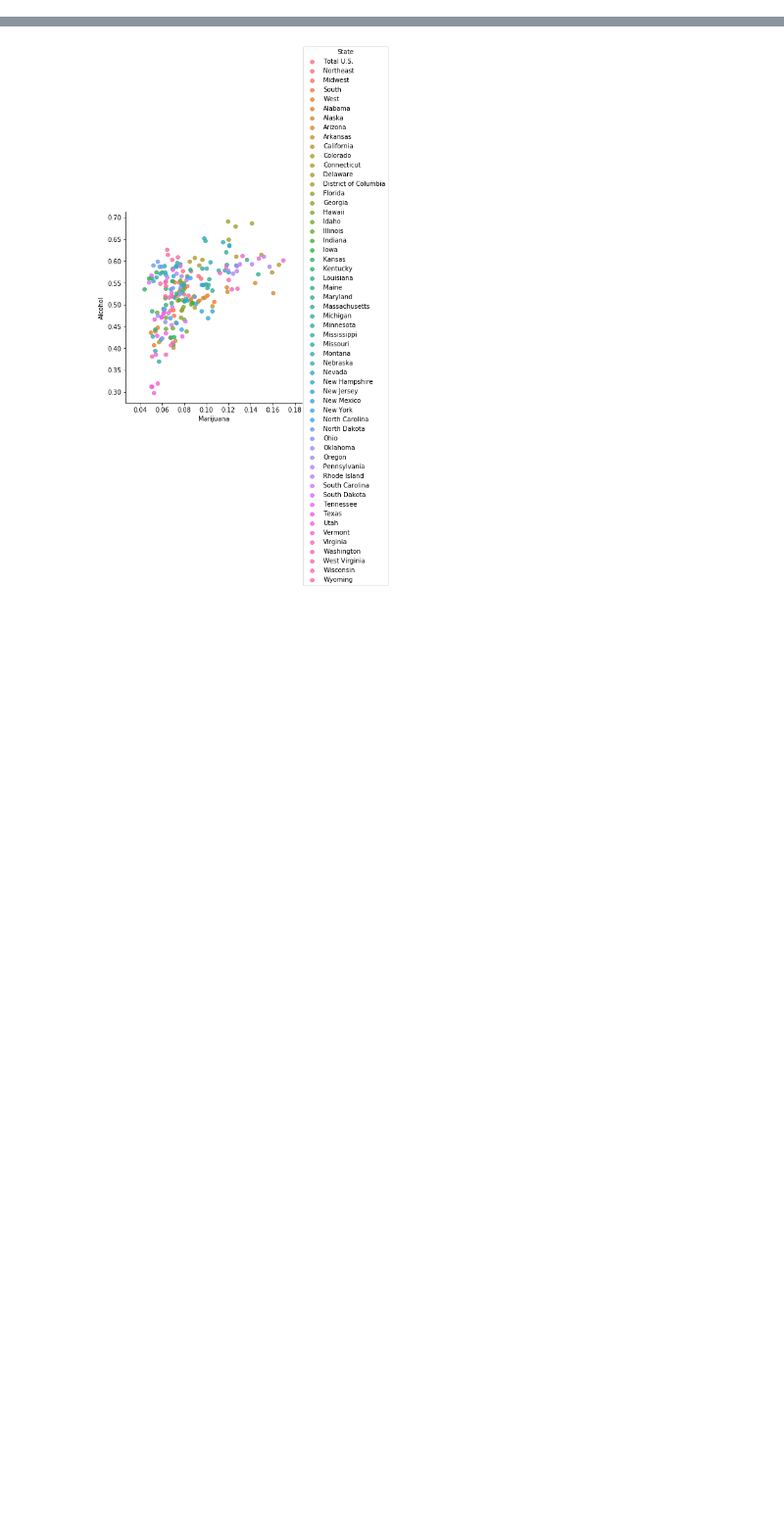
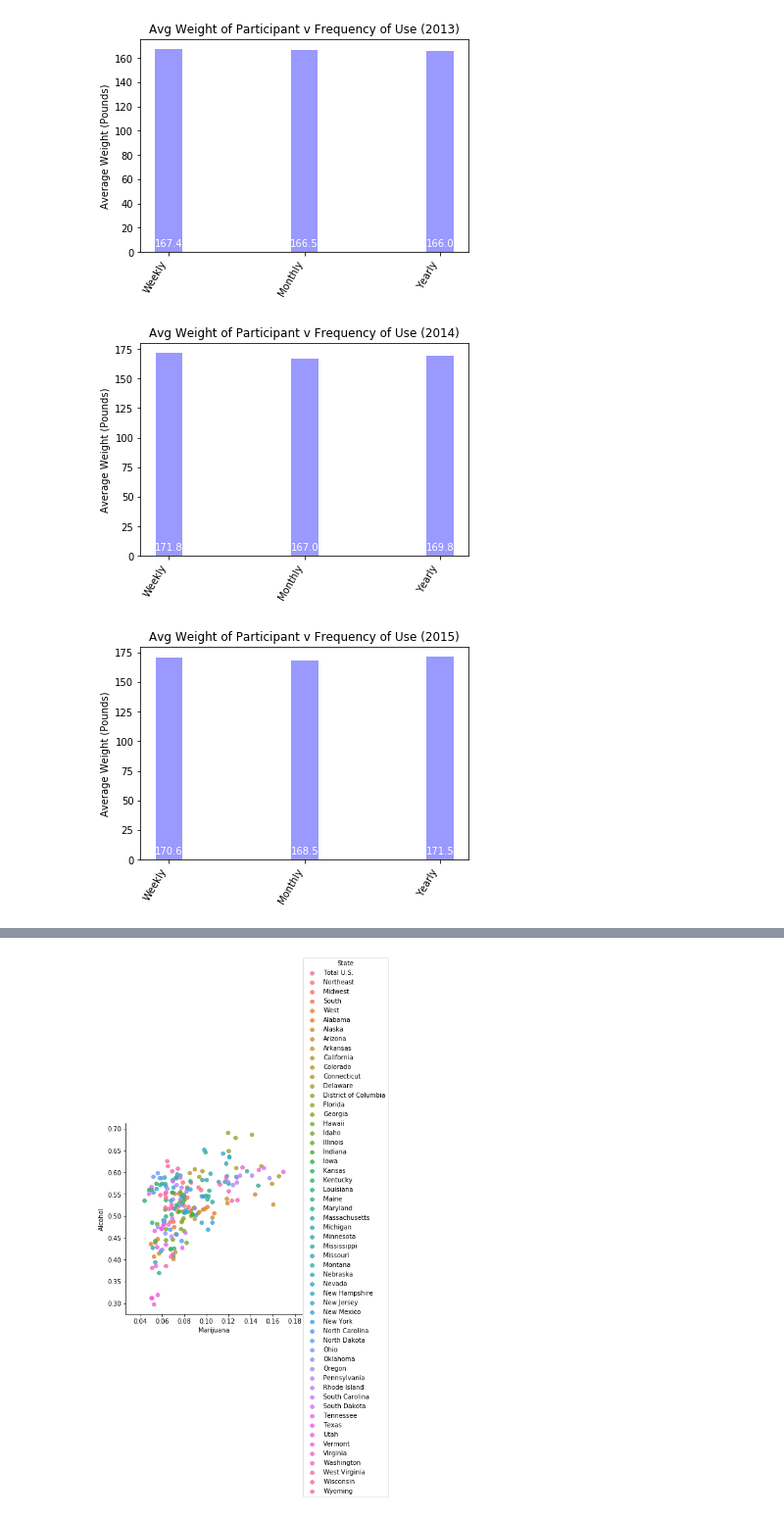
Before and after one commit to macGitHub1/TeamGreens, a Jupyter notebook: TeamGreen.ipynb, the cells around one changed output, grey strips where cells are left out. Shown at 98% size. Cells and saved outputs as stored; diff of their text form; code cells hidden in the pictures; blank space fills up the shorter version.

```diff
--- a/TeamGreen.ipynb
+++ b/TeamGreen.ipynb
@@ -3,0 +13,14 @@ import TeamGreen_EM
+# %%
+TeamGreen_GAF.run()
+TeamGreen_GAF.run2()
+TeamGreen_GAF.run3()
+TeamGreen_GAF.run4()
+TeamGreen_GAF.run5()
+TeamGreen_GAF.run6()
+TeamGreen_GAF.run7()
+TeamGreen_GAF.run8()
+TeamGreen_GAF.run9()
+# %% [output]
+[figure, added]
+[figure, added]
+[figure, added]
```
Also changed, not shown: parts of 7 cells of this notebook, 18 other files.
